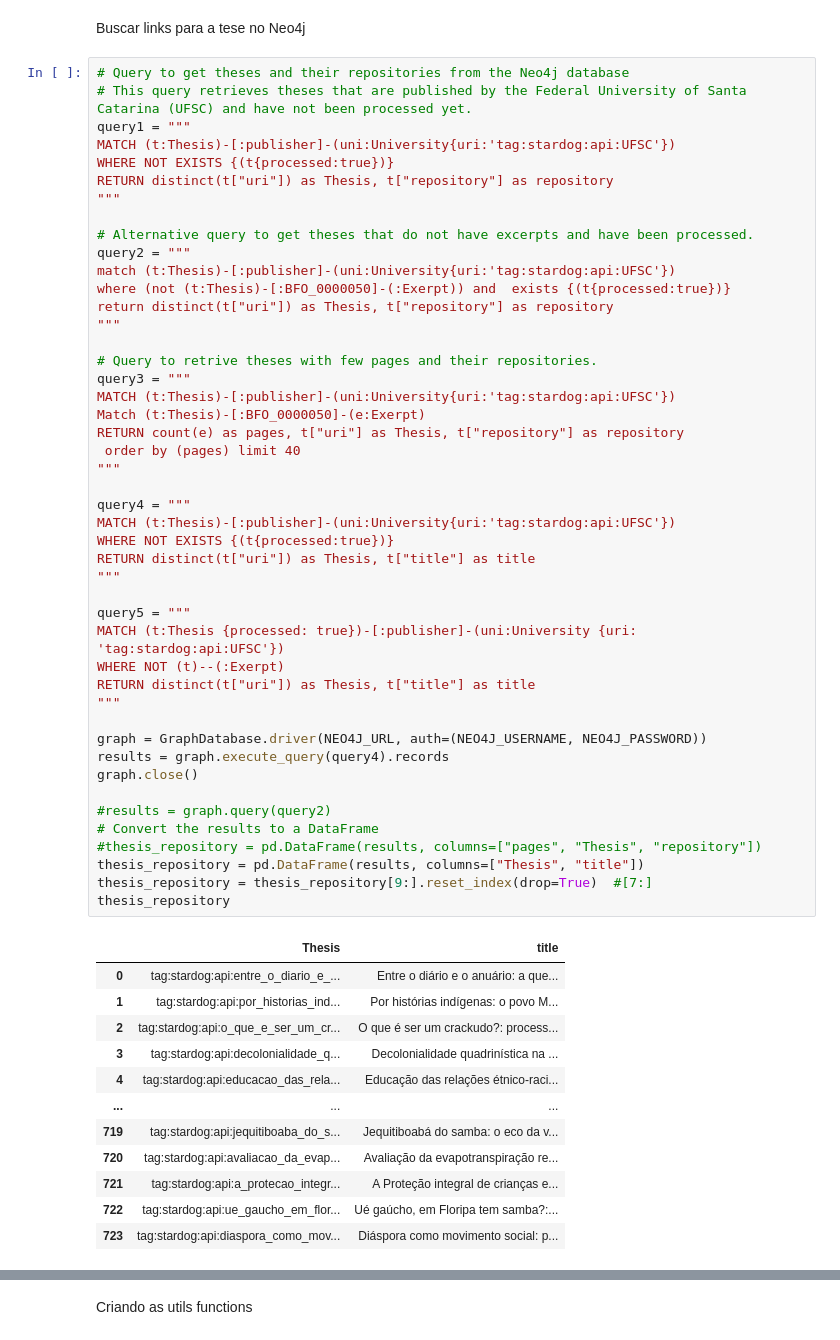
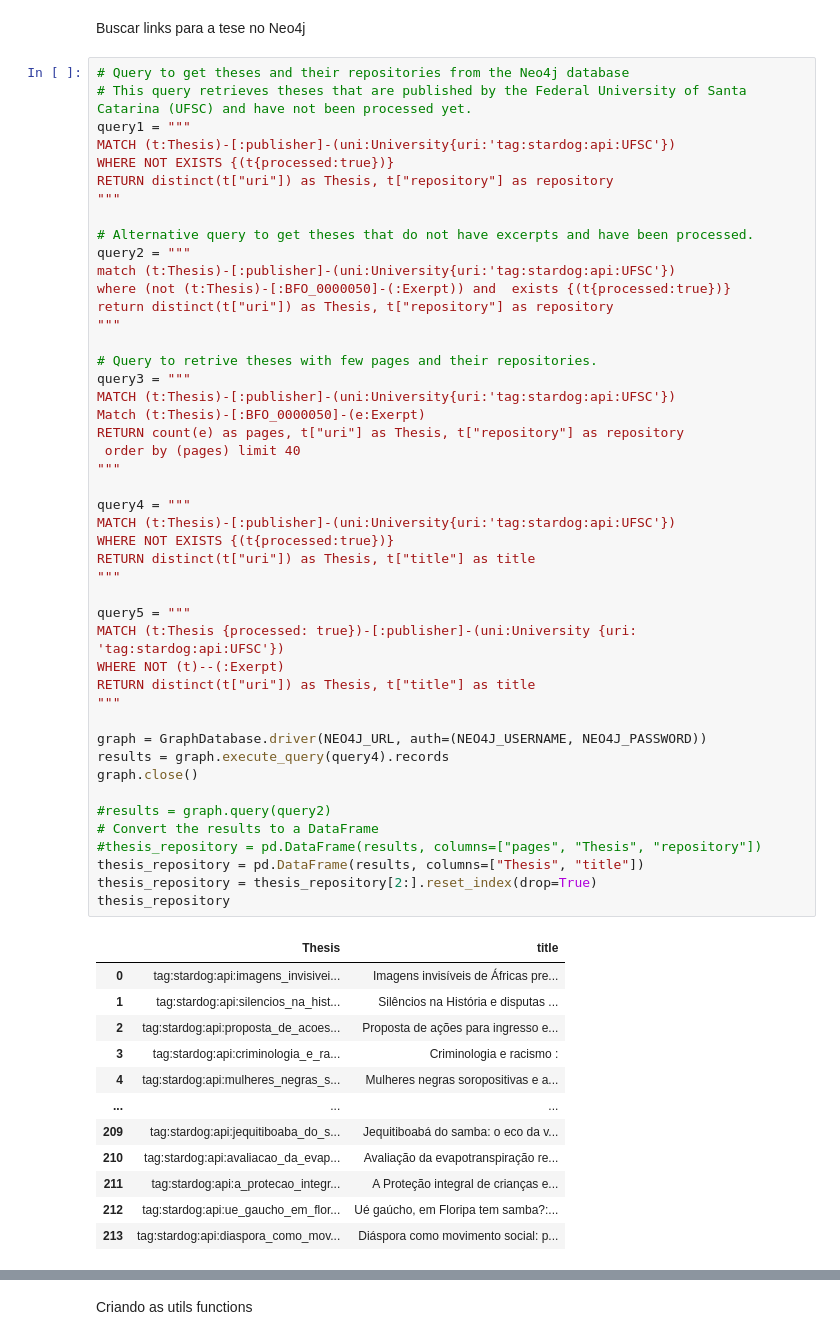
Before and after one commit to fabiocorreacordeiro/Indigenous-Slavery-KG, a Jupyter notebook: data/crawler_bibliotecas/Crawler UFSC.ipynb, the cells around one changed output, grey strips where cells are left out. Drawn from its saved outputs; the diff is of its cells as text.

```diff
--- a/data/crawler_bibliotecas/Crawler UFSC.ipynb
+++ b/data/crawler_bibliotecas/Crawler UFSC.ipynb
@@ -52,42 +52,42 @@ return distinct(t["uri"]) as Thesis, t["repository"] as repository
 query3 = """
 MATCH (t:Thesis)-[:publisher]-(uni:University{uri:'tag:stardog:api:UFSC'})
 Match (t:Thesis)-[:BFO_0000050]-(e:Exerpt)
 RETURN count(e) as pages, t["uri"] as Thesis, t["repository"] as repository
  order by (pages) limit 40
 """
 
 query4 = """
 MATCH (t:Thesis)-[:publisher]-(uni:University{uri:'tag:stardog:api:UFSC'})
 WHERE NOT EXISTS {(t{processed:true})}
 RETURN distinct(t["uri"]) as Thesis, t["title"] as title
 """
 
 query5 = """
 MATCH (t:Thesis {processed: true})-[:publisher]-(uni:University {uri: 'tag:stardog:api:UFSC'})
 WHERE NOT (t)--(:Exerpt)
 RETURN distinct(t["uri"]) as Thesis, t["title"] as title
 """
 
 graph = GraphDatabase.driver(NEO4J_URL, auth=(NEO4J_USERNAME, NEO4J_PASSWORD))
 results = graph.execute_query(query4).records
 graph.close()
 
 #results = graph.query(query2)
 # Convert the results to a DataFrame
 #thesis_repository = pd.DataFrame(results, columns=["pages", "Thesis", "repository"])
 thesis_repository = pd.DataFrame(results, columns=["Thesis", "title"])
-thesis_repository = thesis_repository[9:].reset_index(drop=True)  #[7:]
+thesis_repository = thesis_repository[2:].reset_index(drop=True)
 thesis_repository
 # %% [output]
 |  | Thesis | title |
-| 0 | tag:stardog:api:entre_o_diario_e_... | Entre o diário e o anuário: a que... |
-| 1 | tag:stardog:api:por_historias_ind... | Por histórias indígenas: o povo M... |
-| 2 | tag:stardog:api:o_que_e_ser_um_cr... | O que é ser um crackudo?: process... |
-| 3 | tag:stardog:api:decolonialidade_q... | Decolonialidade quadrinística na ... |
-| 4 | tag:stardog:api:educacao_das_rela... | Educação das relações étnico-raci... |
+| 0 | tag:stardog:api:imagens_invisivei... | Imagens invisíveis de Áfricas pre... |
+| 1 | tag:stardog:api:silencios_na_hist... | Silêncios na História e disputas ... |
+| 2 | tag:stardog:api:proposta_de_acoes... | Proposta de ações para ingresso e... |
+| 3 | tag:stardog:api:criminologia_e_ra... | Criminologia e racismo : |
+| 4 | tag:stardog:api:mulheres_negras_s... | Mulheres negras soropositivas e a... |
 | ... | ... | ... |
-| 719 | tag:stardog:api:jequitiboaba_do_s... | Jequitiboabá do samba: o eco da v... |
-| 720 | tag:stardog:api:avaliacao_da_evap... | Avaliação da evapotranspiração re... |
-| 721 | tag:stardog:api:a_protecao_integr... | A Proteção integral de crianças e... |
-| 722 | tag:stardog:api:ue_gaucho_em_flor... | Ué gaúcho, em Floripa tem samba?:... |
-| 723 | tag:stardog:api:diaspora_como_mov... | Diáspora como movimento social: p... |
+| 209 | tag:stardog:api:jequitiboaba_do_s... | Jequitiboabá do samba: o eco da v... |
+| 210 | tag:stardog:api:avaliacao_da_evap... | Avaliação da evapotranspiração re... |
+| 211 | tag:stardog:api:a_protecao_integr... | A Proteção integral de crianças e... |
+| 212 | tag:stardog:api:ue_gaucho_em_flor... | Ué gaúcho, em Floripa tem samba?:... |
+| 213 | tag:stardog:api:diaspora_como_mov... | Diáspora como movimento social: p... |
```
Also changed, not shown: parts of 3 cells of this notebook, 4 other files.
